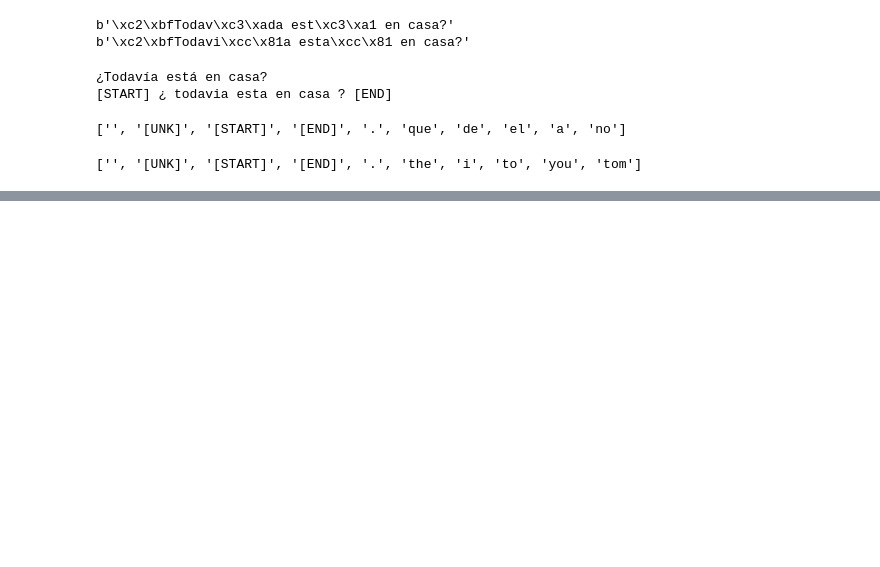
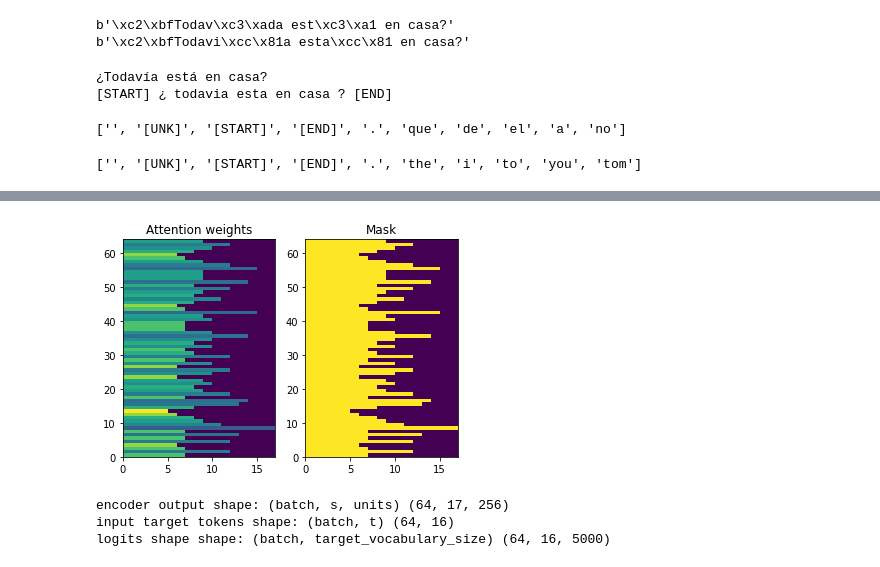
Before and after one commit to ewclark47/ADL-Project, a Jupyter notebook: seq2seq_nmt.ipynb, the cells around one changed output, grey strips where cells are left out. Cells and saved outputs as stored; diff of their text form; code cells hidden in the pictures; blank space fills up the shorter version.

```diff
--- a/seq2seq_nmt.ipynb
+++ b/seq2seq_nmt.ipynb
@@ -180,0 +202,11 @@ Text(0.5, 1.0, 'Mask')
+# %%
+def process_text(context, target):
+  context = context_text_processor(context).to_tensor()
+  target = target_text_processor(target)
+  targ_in = target[:,:-1].to_tensor()
+  targ_out = target[:,1:].to_tensor()
+  return (context, targ_in), targ_out
+
+
+train_ds = train_raw.map(process_text, tf.data.AUTOTUNE)
+val_ds = val_raw.map(process_text, tf.data.AUTOTUNE)
@@ -180,0 +224,2 @@ Text(0.5, 1.0, 'Mask')
+# %%
+UNITS = 256
@@ -180,0 +335,13 @@ Text(0.5, 1.0, 'Mask')
+# %%
+attention_weights = attention_layer.last_attention_weights
+mask=(ex_context_tok != 0).numpy()
+
+plt.subplot(1, 2, 1)
+plt.pcolormesh(mask*attention_weights[:, 0, :])
+plt.title('Attention weights')
+
+plt.subplot(1, 2, 2)
+plt.pcolormesh(mask)
+plt.title('Mask');
+# %% [output]
+[figure, added]
@@ -180,0 +422,10 @@ Text(0.5, 1.0, 'Mask')
+# %%
+logits = decoder(ex_context, ex_tar_in)
+
+print(f'encoder output shape: (batch, s, units) {ex_context.shape}')
+print(f'input target tokens shape: (batch, t) {ex_tar_in.shape}')
+print(f'logits shape shape: (batch, target_vocabulary_size) {logits.shape}')
+# %% [output]
+encoder output shape: (batch, s, units) (64, 17, 256)
+input target tokens shape: (batch, t) (64, 16)
+logits shape shape: (batch, target_vocabulary_size) (64, 16, 5000)
```
Also changed, not shown: parts of 46 cells of this notebook.
